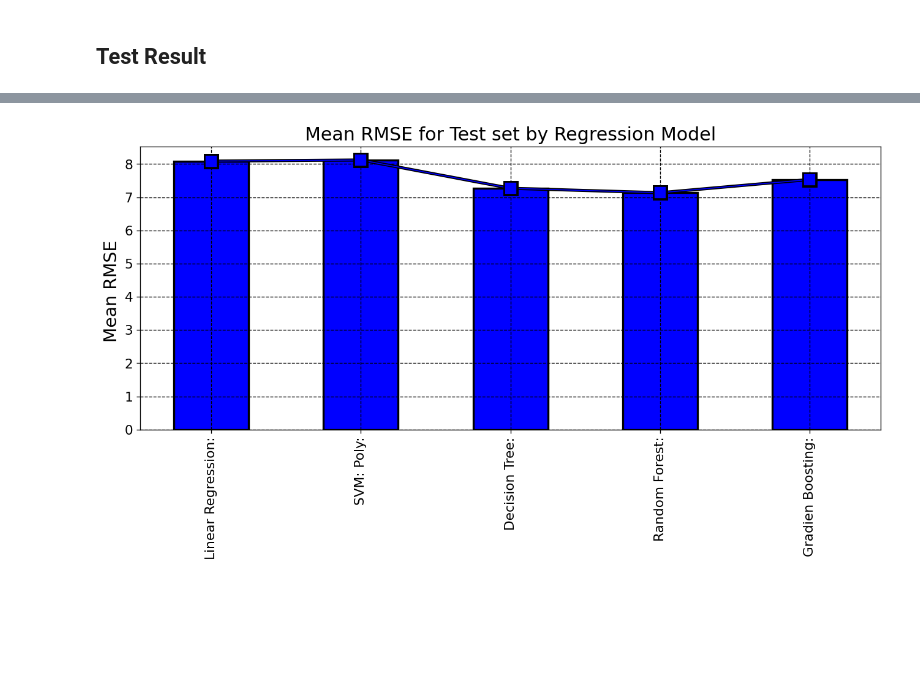
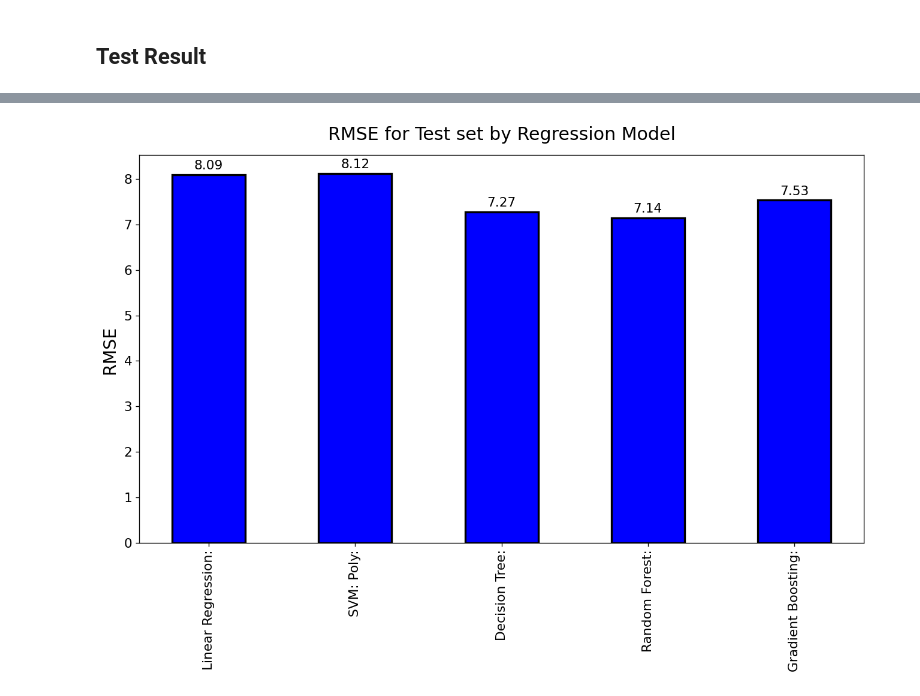
Before and after one commit to Sidkian/Machine-Learning-for-Energy-Systems, a Jupyter notebook: Regression/Regression - Models.ipynb, the cells around one changed output, grey strips where cells are left out. Saved outputs shown, nothing was run; the diff lists cells and outputs as text; code cells hidden in the pictures; blank space fills up the shorter version.

```diff
--- a/Regression/Regression - Models.ipynb
+++ b/Regression/Regression - Models.ipynb
@@ -293,19 +293,19 @@ Decision Tree: 7.377705462003007
 Random Forest: 7.197832182059086
 Gradien Boosting: 7.483080173058052
 # %%
-import matplotlib.patheffects as pe
-
 font = {'size'   :13}
 matplotlib.rc('font', **font)
-fig, ax1 = plt.subplots(figsize=(13, 5), dpi= 120, facecolor='w', edgecolor='k')
+fig, ax1 = plt.subplots(figsize=(13, 7), dpi= 120, facecolor='w', edgecolor='k')
 
-plt.plot(reg,reg_rmse,'bs-',linewidth=1,path_effects=[pe.Stroke(linewidth=3, foreground='k'), pe.Normal()],
-                                                             markersize=12,label='Accuracy',markeredgecolor='k')
-ax1.bar(reg,reg_rmse,lw =2, align='center',width=0.5, alpha=1, ecolor='black', edgecolor='k',capsize=1,color='b')
+bars = ax1.bar(reg,reg_rmse,lw =2, align='center',width=0.5, alpha=1, ecolor='black', edgecolor='k',capsize=1,color='b')
 ax1.set_xticklabels(reg, rotation=0)
-ax1.xaxis.grid(color='k', linestyle='--', linewidth=0.8)
-ax1.yaxis.grid(color='k', linestyle='--', linewidth=0.8)
-plt.ylabel('Mean RMSE ',fontsize='17')
-plt.title('Mean of 5 RMSE by Regression Model',fontsize='18')
+plt.ylabel('RMSE ',fontsize='17')
+
+for bar in bars:
+    height = np.round(bar.get_height(),2)
+    ax1.annotate(f'{height}', xy=(bar.get_x() + bar.get_width() / 2, height), xytext=(0, 3),
+    textcoords="offset points", ha='center', va='bottom')
+
+plt.title('RMSE for Training set by Regression Model',fontsize='18',pad=15)
 plt.show()
 # %% [output]
@@ -320,7 +320,7 @@ y_test = test_reg.iloc[:,-1]
 # %%
 from sklearn.metrics import mean_squared_error
 
-reg=['Linear Regression:', 'SVM: Poly:', 'Decision Tree:','Random Forest:', 'Gradien Boosting:']
+reg=['Linear Regression:', 'SVM: Poly:', 'Decision Tree:','Random Forest:', 'Gradient Boosting:']
 
 i=0
 test_rmse=[]
@@ -340,18 +340,18 @@ Gradien Boosting: 7.5343360604279095
 # %%
-import matplotlib.patheffects as pe
-
 font = {'size'   :13}
 matplotlib.rc('font', **font)
-fig, ax1 = plt.subplots(figsize=(13, 5), dpi= 120, facecolor='w', edgecolor='k')
+fig, ax1 = plt.subplots(figsize=(13, 7), dpi= 120, facecolor='w', edgecolor='k')
 
-plt.plot(reg,test_rmse,'bs-',linewidth=1,path_effects=[pe.Stroke(linewidth=3, foreground='k'), pe.Normal()],
-                                                             markersize=12,label='Accuracy',markeredgecolor='k')
-ax1.bar(reg,test_rmse,lw =2, align='center',width=0.5, alpha=1, ecolor='black', edgecolor='k',capsize=1,color='b')
+bars = ax1.bar(reg,test_rmse,lw =2, align='center',width=0.5, alpha=1, ecolor='black', edgecolor='k',capsize=1,color='b')
 ax1.set_xticklabels(reg, rotation=90)
-ax1.xaxis.grid(color='k', linestyle='--', linewidth=0.8)
-ax1.yaxis.grid(color='k', linestyle='--', linewidth=0.8)
-plt.ylabel('Mean RMSE ',fontsize='17')
-plt.title('Mean RMSE for Test set by Regression Model',fontsize='18')
+plt.ylabel('RMSE ',fontsize='17')
+
+for bar in bars:
+    height = np.round(bar.get_height(),2)
+    ax1.annotate(f'{height}', xy=(bar.get_x() + bar.get_width() / 2, height), xytext=(0, 3),
+    textcoords="offset points", ha='center', va='bottom')
+
+plt.title('RMSE for Test set by Regression Model',fontsize='18',pad=15)
 plt.show()
 # %% [output]
-[figure, old version]
+[figure, new version]
```
Also changed, not shown: parts of 2 cells of this notebook, 3 other files.
